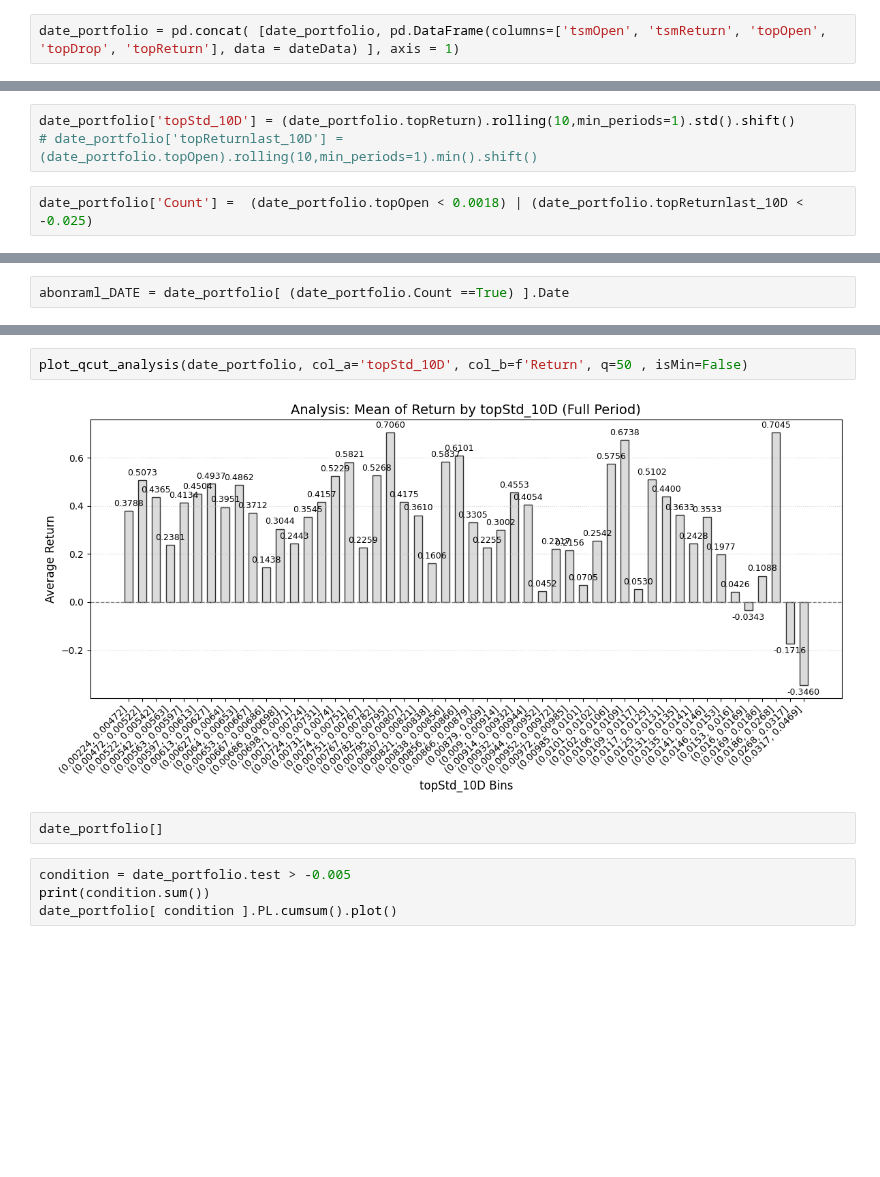
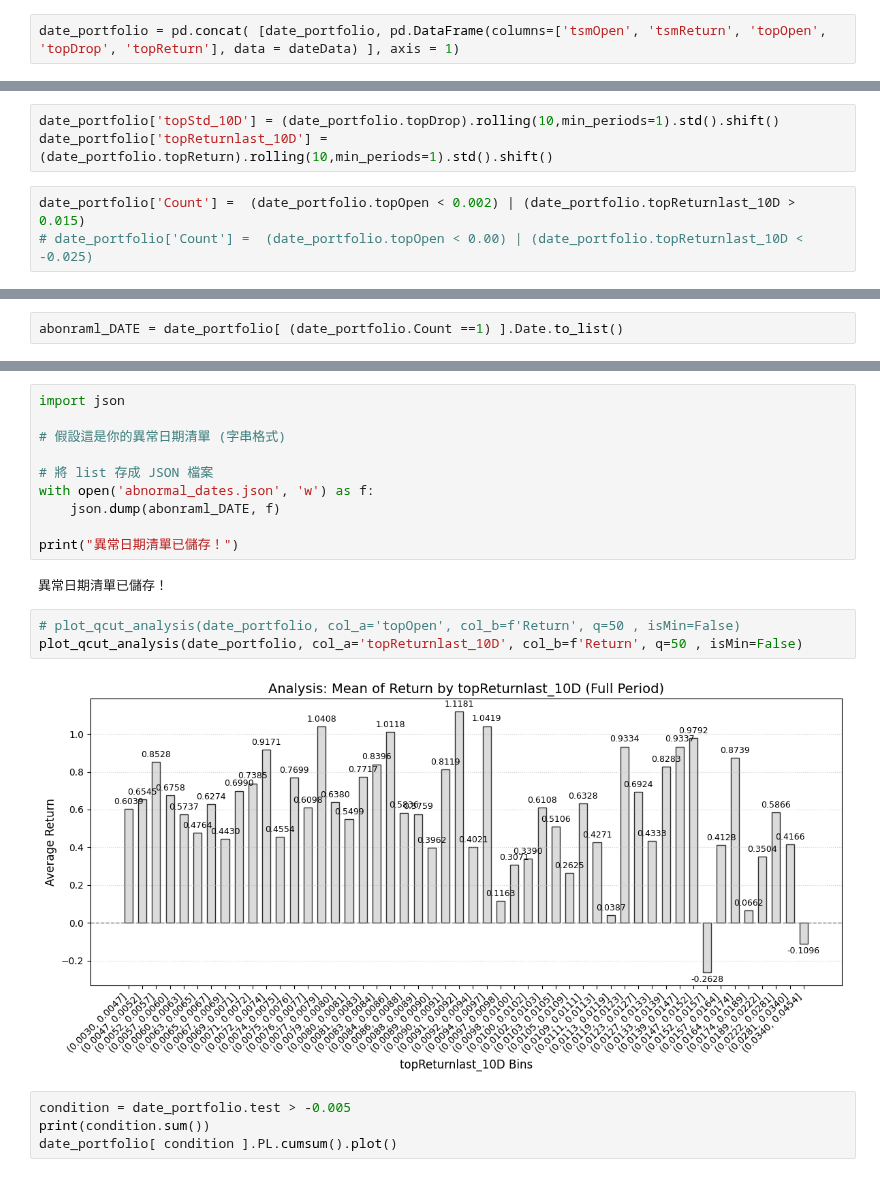
Before and after one commit to knjo/timeSeriesResearch, a Jupyter notebook: negFillResearch_model.ipynb, the cells around one changed output, grey strips where cells are left out. Saved outputs shown, nothing was run; the diff lists cells and outputs as text; blank space fills up the shorter version.

```diff
--- a/negFillResearch_model.ipynb
+++ b/negFillResearch_model.ipynb
@@ -568,5 +770,6 @@ def plot_qcut_analysis(df, col_a, col_b, date_col=None, split_date=None, q=5, is
 # %%
-date_portfolio['topStd_10D'] = (date_portfolio.topReturn).rolling(10,min_periods=1).std().shift()
-# date_portfolio['topReturnlast_10D'] = (date_portfolio.topOpen).rolling(10,min_periods=1).min().shift()
+date_portfolio['topStd_10D'] = (date_portfolio.topDrop).rolling(10,min_periods=1).std().shift()
+date_portfolio['topReturnlast_10D'] = (date_portfolio.topReturn).rolling(10,min_periods=1).std().shift()
 # %%
-date_portfolio['Count'] =  (date_portfolio.topOpen < 0.0018) | (date_portfolio.topReturnlast_10D < -0.025)
+date_portfolio['Count'] =  (date_portfolio.topOpen < 0.002) | (date_portfolio.topReturnlast_10D > 0.015)
+# date_portfolio['Count'] =  (date_portfolio.topOpen < 0.00) | (date_portfolio.topReturnlast_10D < -0.025)
@@ -578,5 +791,5 @@ date_portfolio[ date_portfolio ].PL.cumsum().plot()
 # %%
-abonraml_DATE = date_portfolio[ (date_portfolio.Count ==True) ].Date
+abonraml_DATE = date_portfolio[ (date_portfolio.Count ==1) ].Date.to_list()
 # %%
 abonraml_DATE
 # %% [output]
@@ -595,9 +813,20 @@ Name: Date, Length: 352, dtype: str
+# %%
+import json
+
+# 假設這是你的異常日期清單 (字串格式)
+
+# 將 list 存成 JSON 檔案
+with open('abnormal_dates.json', 'w') as f:
+    json.dump(abonraml_DATE, f)
+
+print("異常日期清單已儲存！")
+# %% [output]
+異常日期清單已儲存！
 # %%
-plot_qcut_analysis(date_portfolio, col_a='topStd_10D', col_b=f'Return', q=50 , isMin=False)
+# plot_qcut_analysis(date_portfolio, col_a='topOpen', col_b=f'Return', q=50 , isMin=False)
+plot_qcut_analysis(date_portfolio, col_a='topReturnlast_10D', col_b=f'Return', q=50 , isMin=False)
 # %% [output]
-[figure, old version]
+[figure, new version]
-# %%
-date_portfolio[]
 # %%
 condition = date_portfolio.test > -0.005
 print(condition.sum())
```
Also changed, not shown: parts of 45 cells of this notebook, 5 other files.
